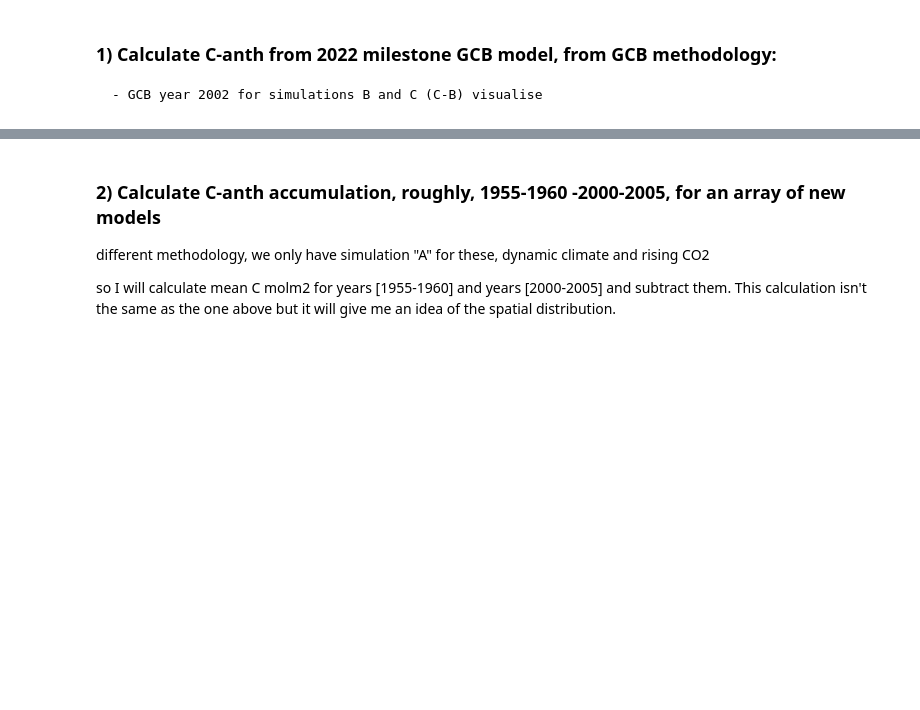
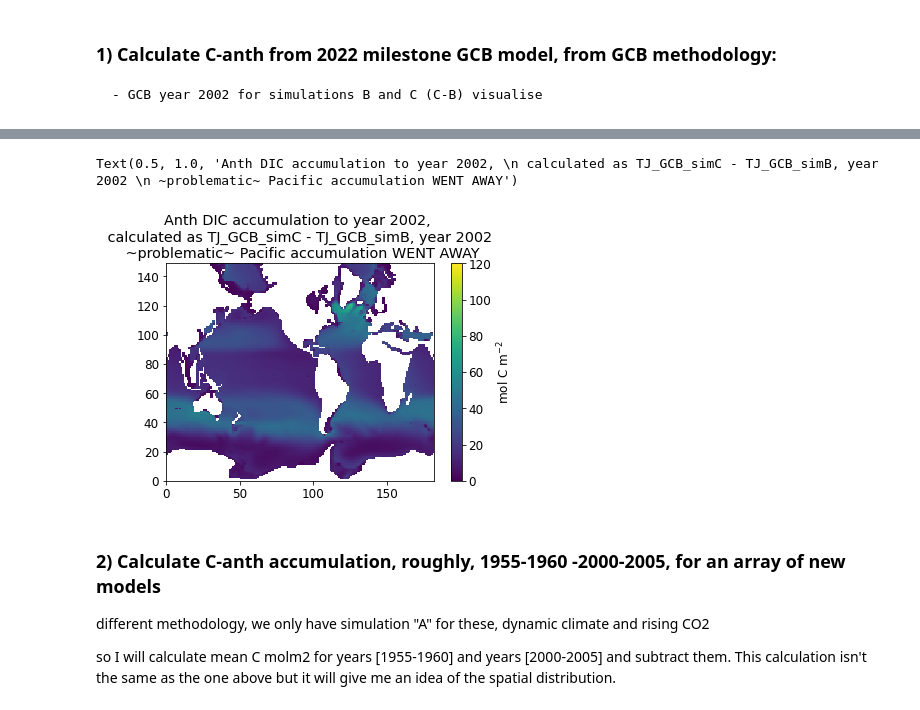
Before and after one commit to tjarnikova/SOZONE, a Jupyter notebook: GRO2_FORCING_EXPERIMENT/anthCarbonAccumulation_figx3.4.2.ipynb, the cells around one changed output, grey strips where cells are left out. Cells and saved outputs as stored; diff of their text form; code cells hidden in the pictures; blank space fills up the shorter version.

```diff
--- a/GRO2_FORCING_EXPERIMENT/anthCarbonAccumulation_figx3.4.2.ipynb
+++ b/GRO2_FORCING_EXPERIMENT/anthCarbonAccumulation_figx3.4.2.ipynb
@@ -73,6 +73,12 @@ GCB_DW_B_f = f'/gpfs/data/greenocean/software/runs/TOM12_DW_GB01/ORCA2_1m_{yr}01
 
 GCB_DW_C = xr.open_dataset(glob.glob(GCB_DW_C_f)[0])
 GCB_DW_B = xr.open_dataset(glob.glob(GCB_DW_B_f)[0])
+
+DG1_TJ_C_f = f'/gpfs/data/greenocean/software/runs/TOM12_TJ_DGC1/ORCA2_1m_{yr}0101_*_ptrc_T.nc'
+DG1_TJ_B_f = f'/gpfs/data/greenocean/software/runs/TOM12_TJ_DGB1/ORCA2_1m_{yr}0101_*_ptrc_T.nc'
+
+GCB_TJ_C = xr.open_dataset(glob.glob(DG1_TJ_C_f)[0])
+GCB_TJ_B = xr.open_dataset(glob.glob(DG1_TJ_B_f)[0])
 # %%
 #tj broadcast a depth array of e3t_0 to get its dimensions to match the model output we are trying to calculate for.
 tmesh = xr.open_dataset('/gpfs/data/greenocean/software/resources/regrid/mesh_mask3_6.nc')
@@ -127,4 +135,29 @@ Text(0.5, 1.0, 'Anth DIC accumulation to year 2002, \n calculated as DW_GCB_simC
 [figure]
+# %%
+DIC_TJ_C_molm2 = GCB_TJ_C.DIC.load() * ds.e3t_0.load() * 1000
+DIC_TJ_B_molm2 = GCB_TJ_B.DIC.load() * ds.e3t_0.load() * 1000
+#multiplying by 1000 goes from mol/L > mol/m3, multiplying by ds.e3t_0 should give you  mol/m2
+
+test = False
+if test:
+    #this checks that it did the thing and all the dimensions make sense
+    print(GCB_TJ_C.DIC[0,0:4,50,100].values)
+    print(ds.e3t_0[0,0:4,50,100].values)
+    print(GCB_TJ_C.DIC[0,0:4,50,100].values * ds.e3t_0[0,0:4,50,100].values)
+    print(DIC_TJ_C_molm2[0,0:4,50,100].values)
+
+
+anth_DIC_molm2 = DIC_TJ_C_molm2-DIC_TJ_B_molm2
+anth_DIC_molm2 = anth_DIC_molm2[:,0:27,:,:] #to 3000 m depth approximately, last cell has depth 3257
+anth_DIC_molm2_2d = np.nanmean(np.nansum(anth_DIC_molm2, axis = 1), axis = 0) #yearly mean, summed across depths
+
+anth_DIC_molm2_2d[anth_DIC_molm2_2d == 0] = np.nan
+w = plt.pcolormesh(anth_DIC_molm2_2d, vmin = 0, vmax = 120)
+plt.colorbar(w, label = 'mol C m$^{-2}$', )
+plt.title('Anth DIC accumulation to year 2002, \n calculated as TJ_GCB_simC - TJ_GCB_simB, year 2002 \n ~problematic~ Pacific accumulation WENT AWAY')
+# %% [output]
+Text(0.5, 1.0, 'Anth DIC accumulation to year 2002, \n calculated as TJ_GCB_simC - TJ_GCB_simB, year 2002 \n ~problematic~ Pacific accumulation WENT AWAY')
+[figure, added]
 # %% [markdown]
 ### 2) Calculate C-anth accumulation, roughly, 1955-1960 -2000-2005, for an array of new models
 
```
Also changed, not shown: parts of 16 cells of this notebook.
